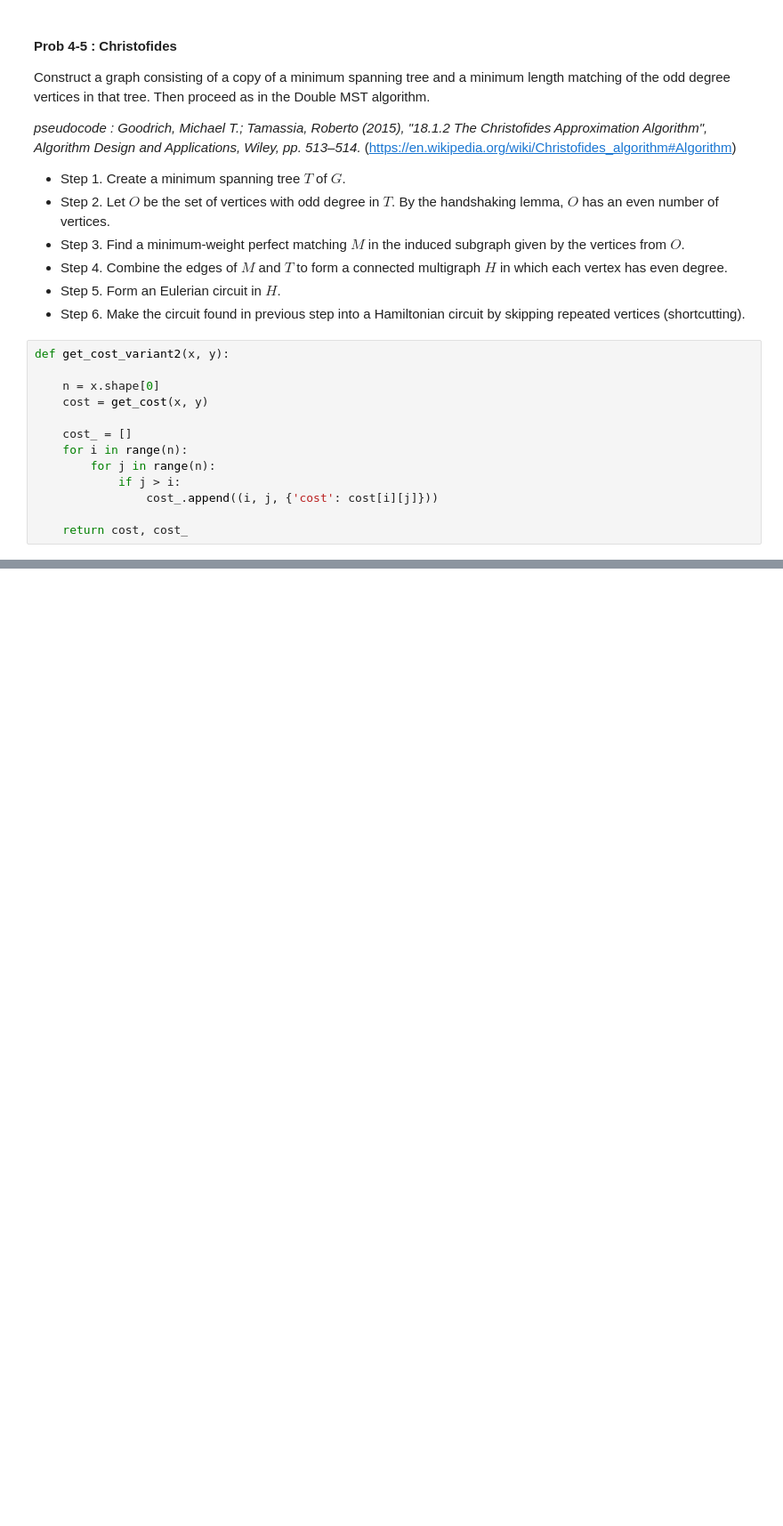
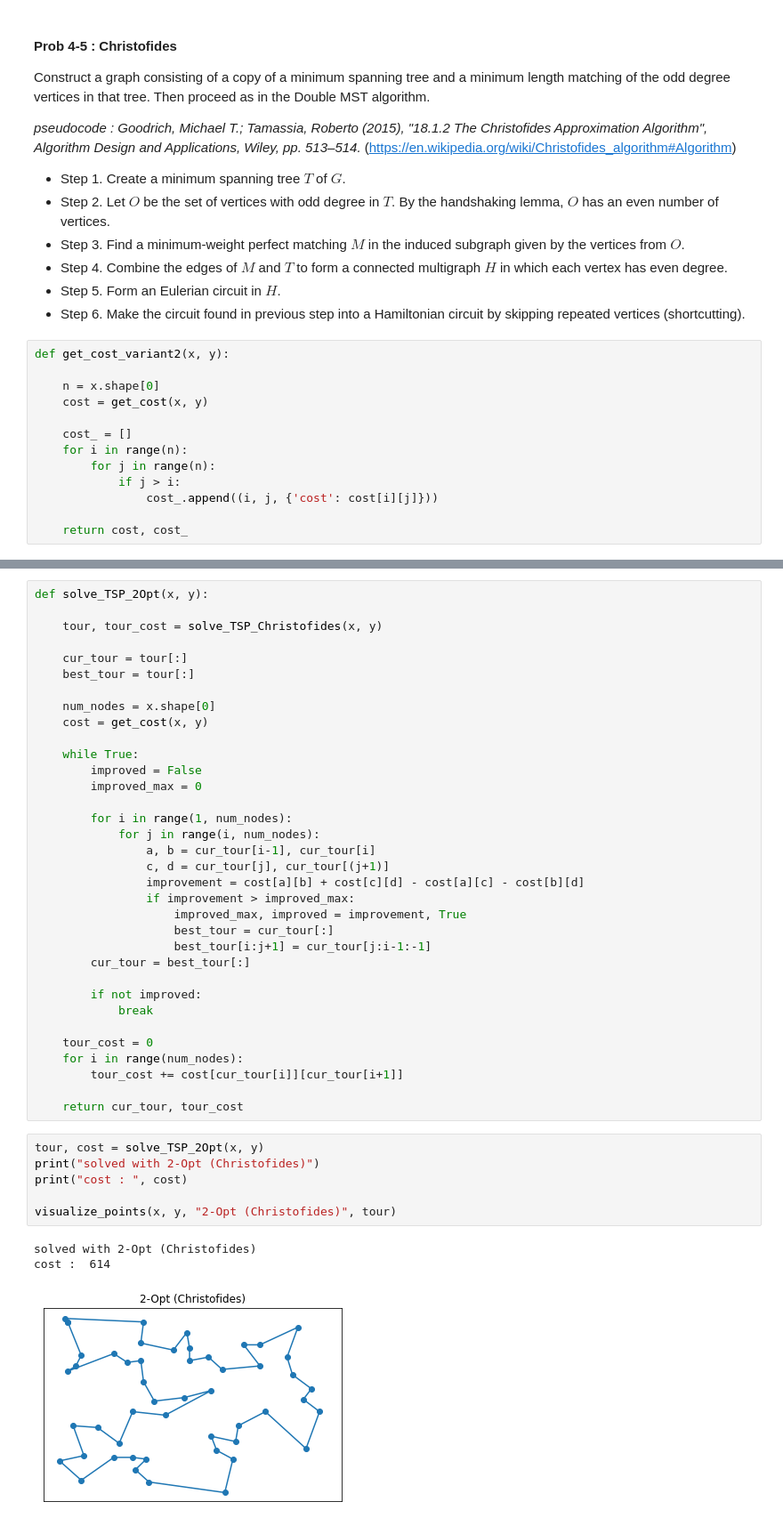
Before and after one commit to leehoon7/IE801, a Jupyter notebook: HW2.ipynb, the cells around one changed output, grey strips where cells are left out. Shown at 89% size. Saved outputs shown, nothing was run; the diff lists cells and outputs as text; blank space fills up the shorter version.

```diff
--- a/HW2.ipynb
+++ b/HW2.ipynb
@@ -628,0 +642,44 @@ Two tours are neighbors if one can be obtained from the other by deleting two ed
+# %%
+def solve_TSP_2Opt(x, y):
+
+    tour, tour_cost = solve_TSP_Christofides(x, y)
+
+    cur_tour = tour[:]
+    best_tour = tour[:]
+
+    num_nodes = x.shape[0]
+    cost = get_cost(x, y)
+
+    while True:
+        improved = False
+        improved_max = 0
+
+        for i in range(1, num_nodes):
+            for j in range(i, num_nodes):
+                a, b = cur_tour[i-1], cur_tour[i]
+                c, d = cur_tour[j], cur_tour[(j+1)]
+                improvement = cost[a][b] + cost[c][d] - cost[a][c] - cost[b][d]
+                if improvement > improved_max:
+                    improved_max, improved = improvement, True
+                    best_tour = cur_tour[:]
+                    best_tour[i:j+1] = cur_tour[j:i-1:-1]
+        cur_tour = best_tour[:]
+
+        if not improved:
+            break
+
+    tour_cost = 0
+    for i in range(num_nodes):
+        tour_cost += cost[cur_tour[i]][cur_tour[i+1]]
+
+    return cur_tour, tour_cost
+# %%
+tour, cost = solve_TSP_2Opt(x, y)
+print("solved with 2-Opt (Christofides)")
+print("cost : ", cost)
+
+visualize_points(x, y, "2-Opt (Christofides)", tour)
+# %% [output]
+solved with 2-Opt (Christofides)
+cost :  614
+[figure, added]
```
Also changed, not shown: parts of 9 cells of this notebook.
